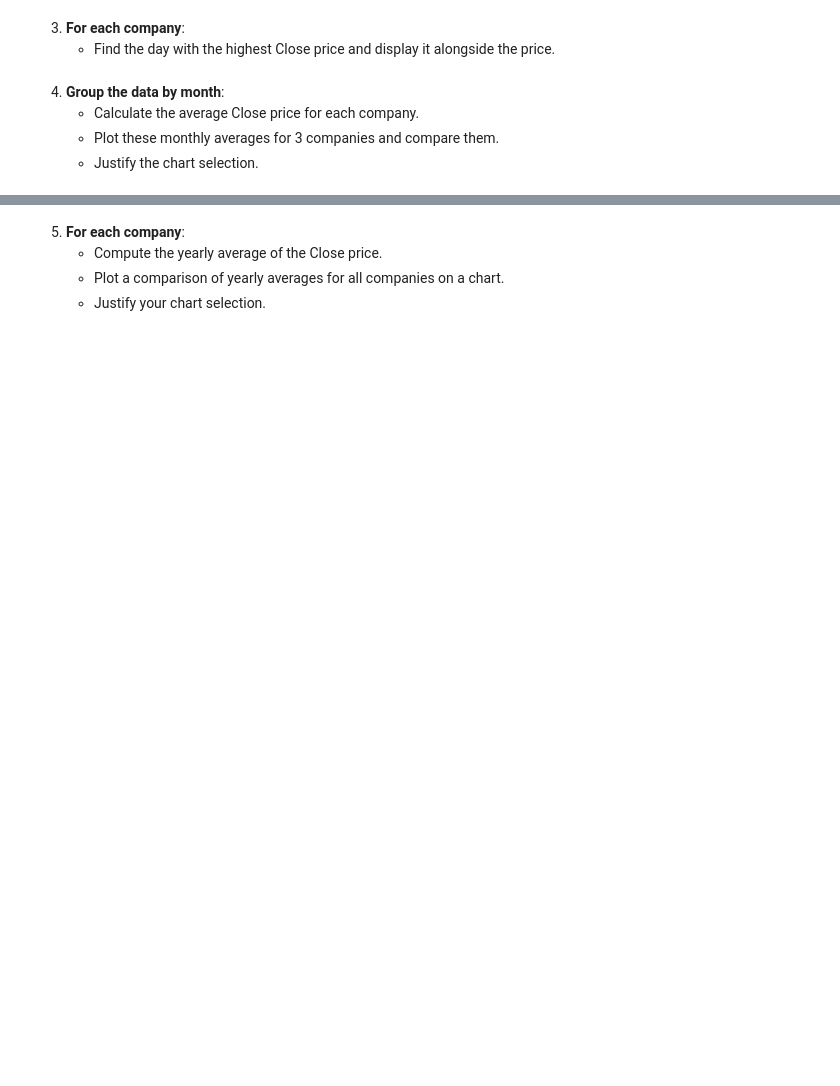
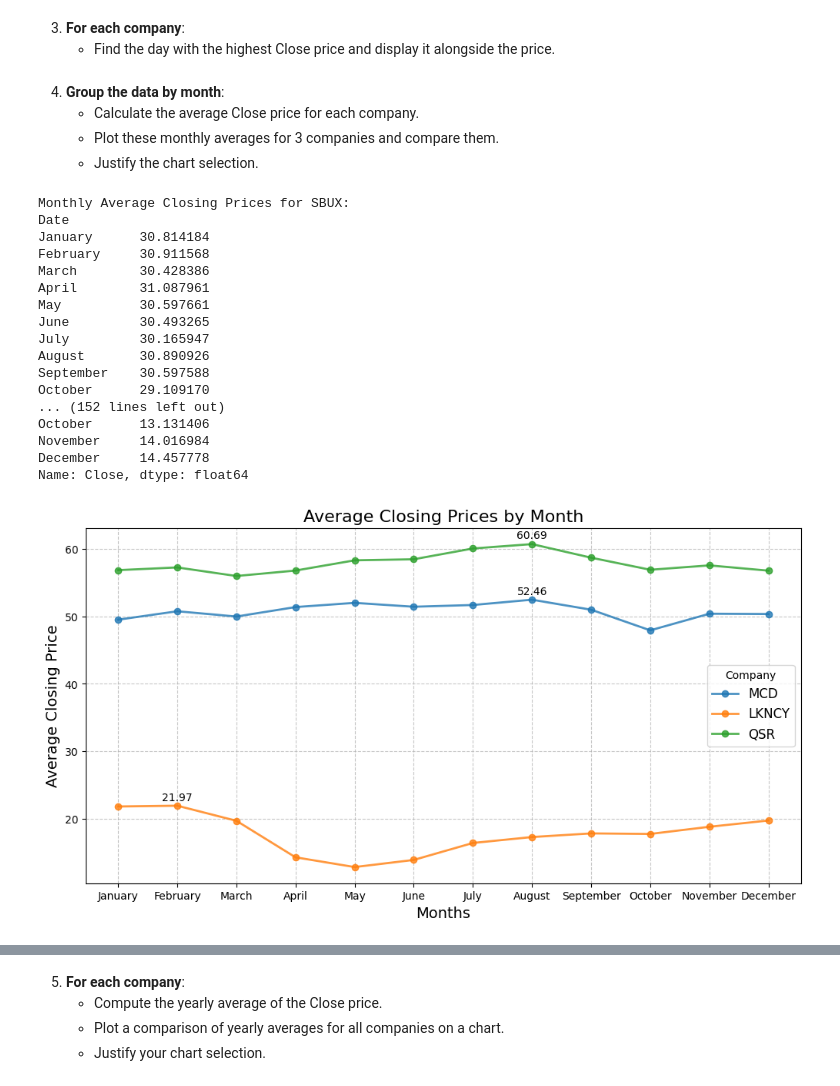
Before and after one commit to harshita-chivukula/PythonforDataScience_Team1FinalAssignment, a Jupyter notebook: Python Project Template.ipynb, the cells around one changed output, grey strips where cells are left out. Cells and saved outputs as stored; diff of their text form; code cells hidden in the pictures; blank space fills up the shorter version.

```diff
--- a/Python Project Template.ipynb
+++ b/Python Project Template.ipynb
@@ -155,3 +155,60 @@ The total number of rows where the year is 2023 is 2500
    - Calculate the average Close price for each company.
    - Plot these monthly averages for 3 companies and compare them.
    - Justify the chart selection.
+# %%
+# Create a dictionary to store the monthly averages for each company
+monthly_averages = {}
+
+# Follows the same strategy as in previous exercises:
+# Use a for loop to iterate through each company's dataset and extract the required data
+for name, dataset in all_datasets.items():
+    monthly_avg = dataset.groupby(dataset['Date'].dt.month)['Close'].mean() # Group by months using the datetime library and calculate the average closing price
+    # As the months are extracted as an index, we need to transform them to use strftime.
+    # For this, we use a lambda function that creates datetime objects by adding a dummy year and a dummy day. Since we are only extracting the month, the values for the other components (year and day) are irrelevant.
+    monthly_avg.index = monthly_avg.index.map(lambda x: datetime(2000, x, 1).strftime('%B'))
+    monthly_averages[name] = monthly_avg
+    # Print the monthly average closing price for each company
+    print(f"Monthly Average Closing Prices for {name}:")
+    print(monthly_avg)
+    print("\n")
+
+# Select three companies representing different fast food segments (e.g., pizza, burgers/fries, coffee) for diverse insights
+selected_companies = list(monthly_averages.keys())[2:5]
+
+plt.figure(figsize=(12, 6))  # Create a figure for the plot with specified dimension
+
+# Iterate through the selected companies to extract and plot their monthly averages
+for company in selected_companies:
+    selected_companies_monthly_avg = monthly_averages[company] # Extract monthly averages
+    plt.plot(selected_companies_monthly_avg, label=company, marker='o', linewidth=2, alpha=0.8) # Characteristics of the plot
+    # Annotate the maximum average value for each company for better interpretation of key data points
+    max_month = selected_companies_monthly_avg.idxmax()
+    max_value = selected_companies_monthly_avg.max()
+    plt.annotate(f'{max_value:.2f}', xy=(max_month, max_value), xytext=(0, 5), textcoords='offset points', ha='center') # How annotations are represented in the chart
+
+# Customize the plot with a title, labels, legend, and grid for better readability
+plt.title('Average Closing Prices by Month', fontsize=16)
+plt.xlabel('Months', fontsize=14)
+plt.ylabel('Average Closing Price', fontsize=14)
+plt.legend(title='Company', fontsize=12)
+plt.grid(True, linestyle='--', alpha=0.7)
+plt.show()
+# %% [output]
+Monthly Average Closing Prices for SBUX:
+Date
+January      30.814184
+February     30.911568
+March        30.428386
+April        31.087961
+May          30.597661
+June         30.493265
+July         30.165947
+August       30.890926
+September    30.597588
+October      29.109170
+... (152 lines left out)
+October      13.131406
+November     14.016984
+December     14.457778
+Name: Close, dtype: float64
+[figure, added]
```
Also changed, not shown: parts of 7 cells of this notebook, 39 other files.
